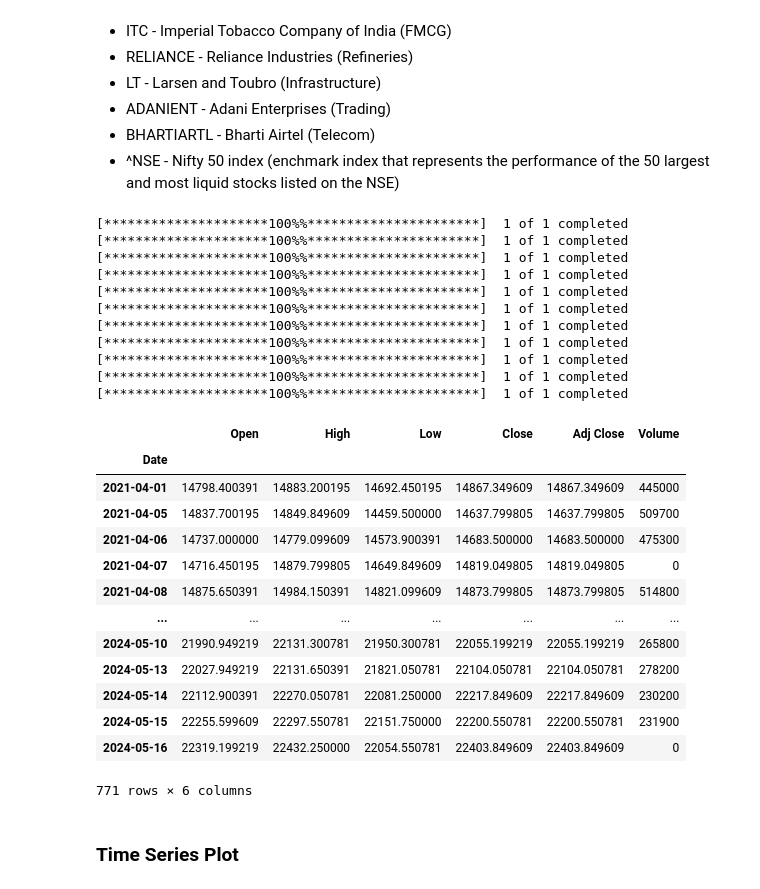
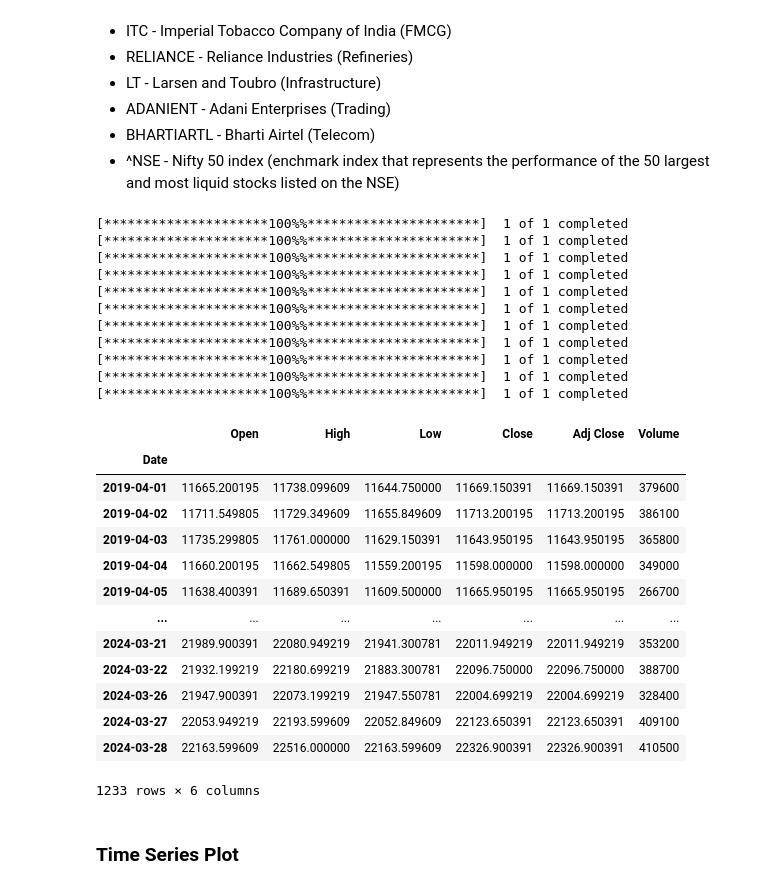
Before and after one commit to VIDIT-9/Portfolio-Optimization, a Jupyter notebook: Portifolio Optimization.ipynb, the cells around one changed output. Cells and saved outputs as stored; diff of their text form; code cells hidden in the pictures.

```diff
--- a/Portifolio Optimization.ipynb
+++ b/Portifolio Optimization.ipynb
@@ -31,47 +31,48 @@ warnings.filterwarnings(action= 'ignore')
 * BHARTIARTL - Bharti Airtel (Telecom)
 * ^NSE - Nifty 50 index (enchmark index that represents the performance of the 50 largest and most liquid stocks listed on the NSE)
 # %%
-start_date = '2021-04-01'
+start_date = '2019-04-01'
+end_date = '2024-03-31'
 
-HDFCBANK = yf.download('HDFCBANK.NS', start=start_date)
-ICICIBANK = yf.download('ICICIBANK.NS', start=start_date)
-TCS = yf.download('TCS.NS', start=start_date)
-INFY = yf.download('INFY.NS', start=start_date)
-HINDUNILVR = yf.download('HINDUNILVR.NS', start=start_date)
-ITC = yf.download('ITC.NS', start=start_date)
-RELIANCE = yf.download('RELIANCE.NS', start=start_date)
-LT = yf.download('LT.NS', start=start_date)
-ADANIENT = yf.download('ADANIENT.NS', start=start_date)
-BHARTIARTL = yf.download('BHARTIARTL.NS', start=start_date)
-NSE = yf.download('^NSEI', start=start_date)
+HDFCBANK = yf.download('HDFCBANK.NS', start=start_date, end=end_date)
+ICICIBANK = yf.download('ICICIBANK.NS', start=start_date, end=end_date)
+TCS = yf.download('TCS.NS', start=start_date, end=end_date)
+INFY = yf.download('INFY.NS', start=start_date, end=end_date)
+HINDUNILVR = yf.download('HINDUNILVR.NS', start=start_date, end=end_date)
+ITC = yf.download('ITC.NS', start=start_date, end=end_date)
+RELIANCE = yf.download('RELIANCE.NS', start=start_date, end=end_date)
+LT = yf.download('LT.NS', start=start_date, end=end_date)
+ADANIENT = yf.download('ADANIENT.NS', start=start_date, end=end_date)
+BHARTIARTL = yf.download('BHARTIARTL.NS', start=start_date, end=end_date)
+NSE = yf.download('^NSEI', start=start_date, end=end_date)
 
 NSE
 # %% [output]
 [*********************100%%**********************]  1 of 1 completed
 [*********************100%%**********************]  1 of 1 completed
 [*********************100%%**********************]  1 of 1 completed
 [*********************100%%**********************]  1 of 1 completed
 [*********************100%%**********************]  1 of 1 completed
 [*********************100%%**********************]  1 of 1 completed
 [*********************100%%**********************]  1 of 1 completed
 [*********************100%%**********************]  1 of 1 completed
 [*********************100%%**********************]  1 of 1 completed
 [*********************100%%**********************]  1 of 1 completed
 [*********************100%%**********************]  1 of 1 completed
 |  | Open | High | Low | Close | Adj Close | Volume |
 | Date |  |  |  |  |  |  |
-| 2021-04-01 | 14798.400391 | 14883.200195 | 14692.450195 | 14867.349609 | 14867.349609 | 445000 |
-| 2021-04-05 | 14837.700195 | 14849.849609 | 14459.500000 | 14637.799805 | 14637.799805 | 509700 |
-| 2021-04-06 | 14737.000000 | 14779.099609 | 14573.900391 | 14683.500000 | 14683.500000 | 475300 |
-| 2021-04-07 | 14716.450195 | 14879.799805 | 14649.849609 | 14819.049805 | 14819.049805 | 0 |
-| 2021-04-08 | 14875.650391 | 14984.150391 | 14821.099609 | 14873.799805 | 14873.799805 | 514800 |
+| 2019-04-01 | 11665.200195 | 11738.099609 | 11644.750000 | 11669.150391 | 11669.150391 | 379600 |
+| 2019-04-02 | 11711.549805 | 11729.349609 | 11655.849609 | 11713.200195 | 11713.200195 | 386100 |
+| 2019-04-03 | 11735.299805 | 11761.000000 | 11629.150391 | 11643.950195 | 11643.950195 | 365800 |
+| 2019-04-04 | 11660.200195 | 11662.549805 | 11559.200195 | 11598.000000 | 11598.000000 | 349000 |
+| 2019-04-05 | 11638.400391 | 11689.650391 | 11609.500000 | 11665.950195 | 11665.950195 | 266700 |
 | ... | ... | ... | ... | ... | ... | ... |
-| 2024-05-10 | 21990.949219 | 22131.300781 | 21950.300781 | 22055.199219 | 22055.199219 | 265800 |
-| 2024-05-13 | 22027.949219 | 22131.650391 | 21821.050781 | 22104.050781 | 22104.050781 | 278200 |
-| 2024-05-14 | 22112.900391 | 22270.050781 | 22081.250000 | 22217.849609 | 22217.849609 | 230200 |
-| 2024-05-15 | 22255.599609 | 22297.550781 | 22151.750000 | 22200.550781 | 22200.550781 | 231900 |
-| 2024-05-16 | 22319.199219 | 22432.250000 | 22054.550781 | 22403.849609 | 22403.849609 | 0 |
+| 2024-03-21 | 21989.900391 | 22080.949219 | 21941.300781 | 22011.949219 | 22011.949219 | 353200 |
+| 2024-03-22 | 21932.199219 | 22180.699219 | 21883.300781 | 22096.750000 | 22096.750000 | 388700 |
+| 2024-03-26 | 21947.900391 | 22073.199219 | 21947.550781 | 22004.699219 | 22004.699219 | 328400 |
+| 2024-03-27 | 22053.949219 | 22193.599609 | 22052.849609 | 22123.650391 | 22123.650391 | 409100 |
+| 2024-03-28 | 22163.599609 | 22516.000000 | 22163.599609 | 22326.900391 | 22326.900391 | 410500 |
-771 rows × 6 columns
+1233 rows × 6 columns
 # %% [markdown]
 ### Time Series Plot
 # %%
```
Also changed, not shown: parts of 65 cells of this notebook.
